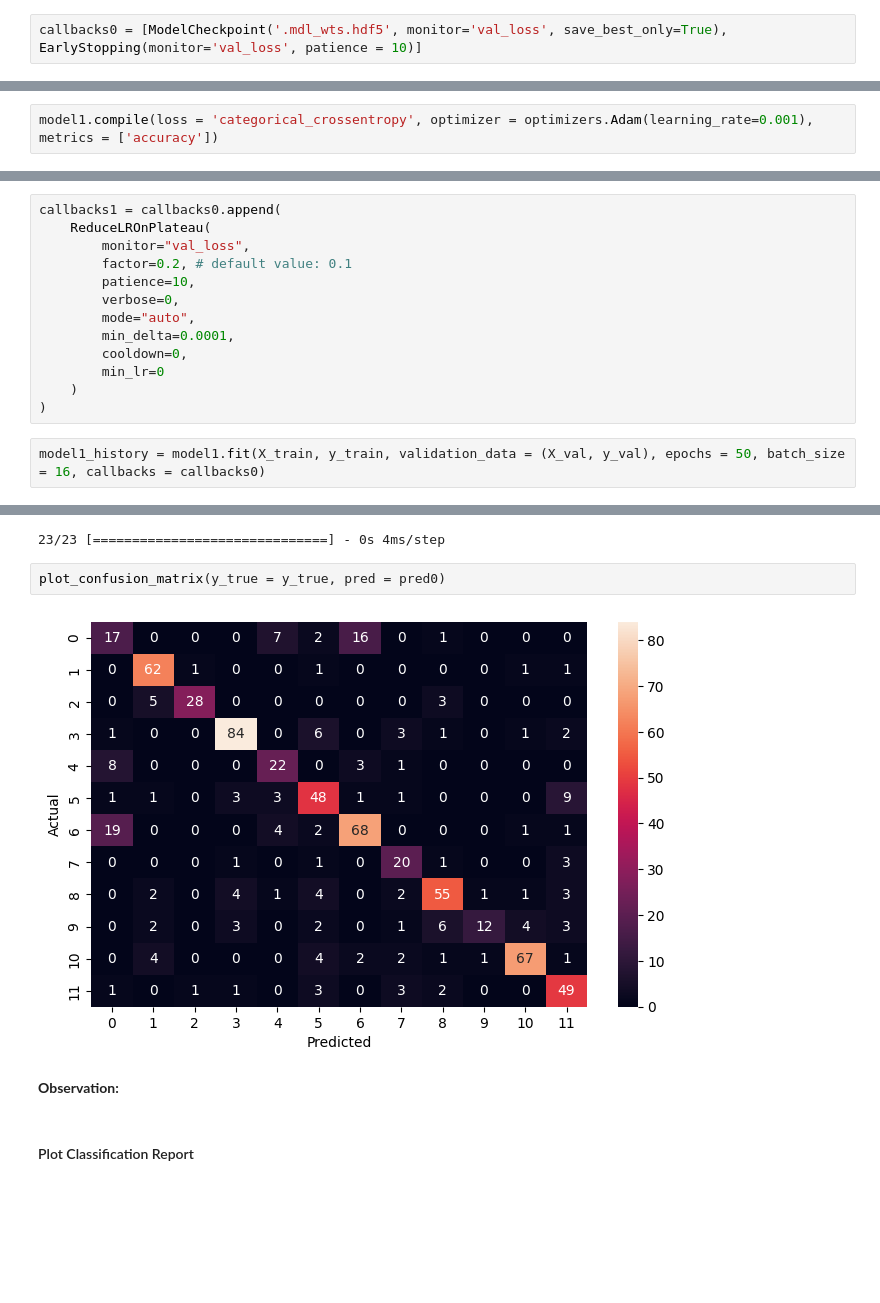
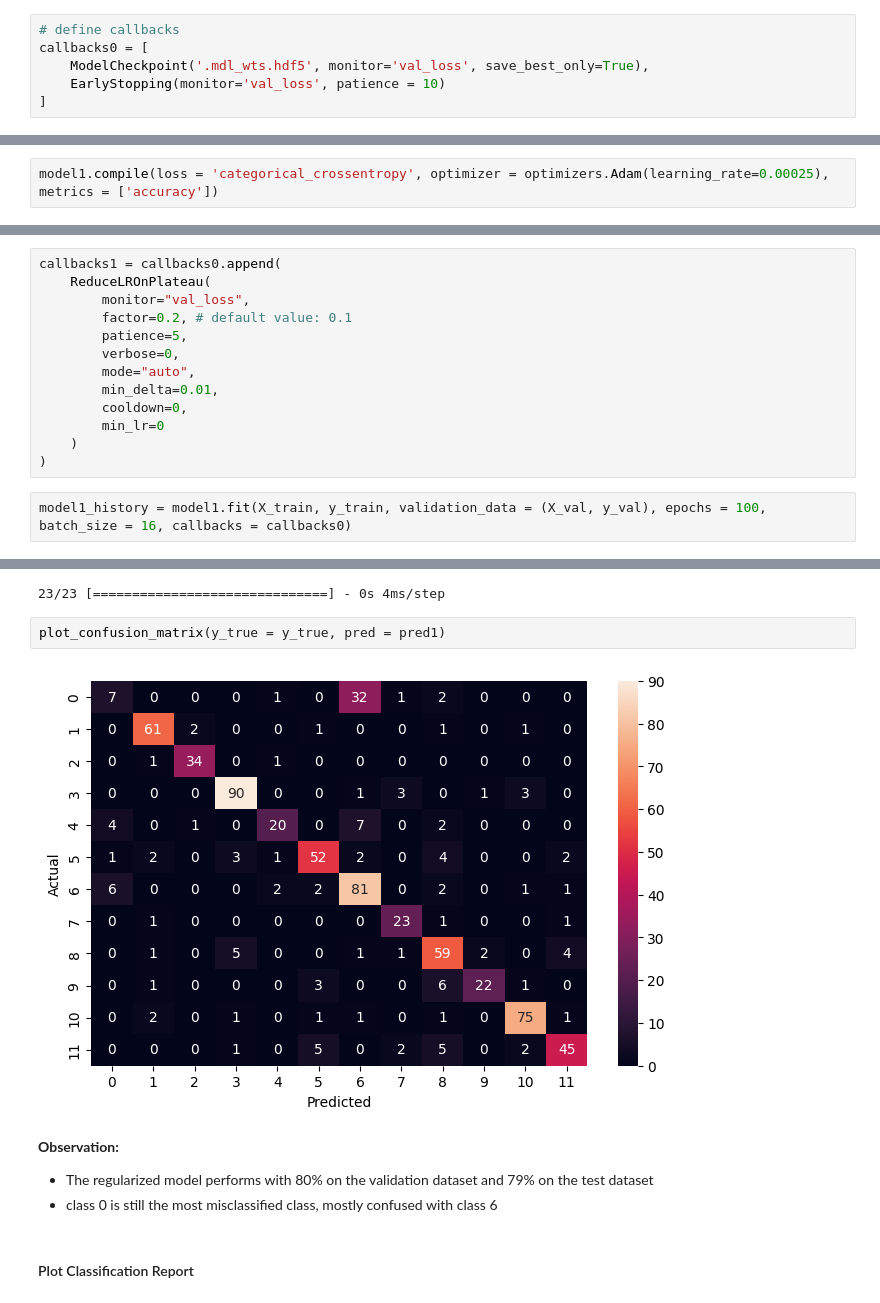
Before and after one commit to PLPX91/ut_ai, a Jupyter notebook: High_Code_Plant_Seedling_Classification.ipynb, the cells around one changed output, grey strips where cells are left out. Drawn from its saved outputs; the diff is of its cells as text; blank space fills up the shorter version.

```diff
--- a/High_Code_Plant_Seedling_Classification.ipynb
+++ b/High_Code_Plant_Seedling_Classification.ipynb
@@ -253,5 +301,9 @@ _________________________________________________________________
 # %% [markdown]
 #### Fitting the model on the train data
 # %%
-callbacks0 = [ModelCheckpoint('.mdl_wts.hdf5', monitor='val_loss', save_best_only=True), EarlyStopping(monitor='val_loss', patience = 10)]
+# define callbacks
+callbacks0 = [
+    ModelCheckpoint('.mdl_wts.hdf5', monitor='val_loss', save_best_only=True),
+    EarlyStopping(monitor='val_loss', patience = 10)
+]
 # %%
@@ -456,7 +519,7 @@ model1.add(Dropout(0.2, name = 'Dropout_dense_3'))
 # Output Layer
 model1.add(Dense(12, name = 'Output_Layer', activation = 'softmax'))
 # %%
-model1.compile(loss = 'categorical_crossentropy', optimizer = optimizers.Adam(learning_rate=0.001), metrics = ['accuracy'])
+model1.compile(loss = 'categorical_crossentropy', optimizer = optimizers.Adam(learning_rate=0.00025), metrics = ['accuracy'])
 # %%
 model1.summary()
 # %% [output]
@@ -484,14 +547,14 @@ callbacks1 = callbacks0.append(
     ReduceLROnPlateau(
         monitor="val_loss",
         factor=0.2, # default value: 0.1
-        patience=10,
+        patience=5,
         verbose=0,
         mode="auto",
-        min_delta=0.0001,
+        min_delta=0.01,
         cooldown=0,
         min_lr=0
     )
 )
 # %%
-model1_history = model1.fit(X_train, y_train, validation_data = (X_val, y_val), epochs = 50, batch_size = 16, callbacks = callbacks0)
+model1_history = model1.fit(X_train, y_train, validation_data = (X_val, y_val), epochs = 100, batch_size = 16, callbacks = callbacks0)
 # %% [output]
@@ -550,11 +613,13 @@ pred1 = np.argmax(pred1, axis = 1)
 # %% [output]
 23/23 [==============================] - 0s 4ms/step
 # %%
-plot_confusion_matrix(y_true = y_true, pred = pred0)
+plot_confusion_matrix(y_true = y_true, pred = pred1)
 # %% [output]
-[figure, old version]
+[figure, new version]
-# %% [markdown]
-**Observation:**
+# %% [markdown]
+**Observation:**
+- The regularized model performs with 80% on the validation dataset and 79% on the test dataset
+- class 0 is still the most misclassified class, mostly confused with class 6
 # %% [markdown]
 #### Plot Classification Report
 # %%
```
Also changed, not shown: parts of 39 cells of this notebook.
